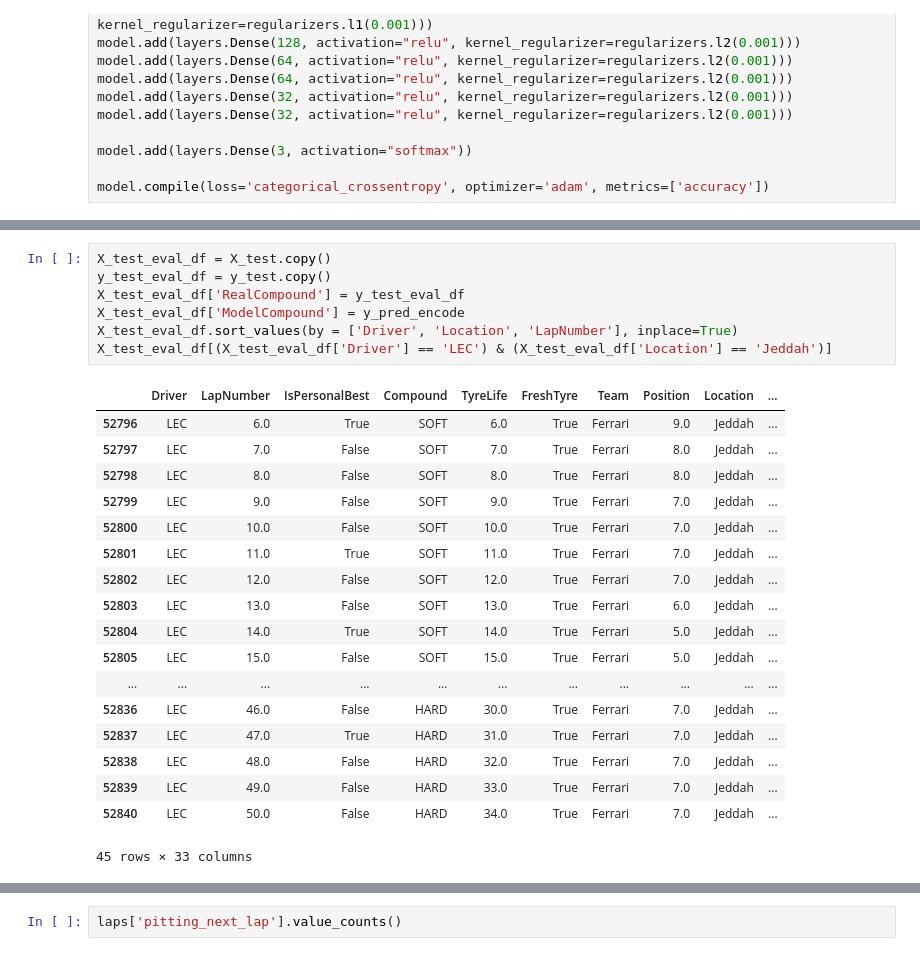
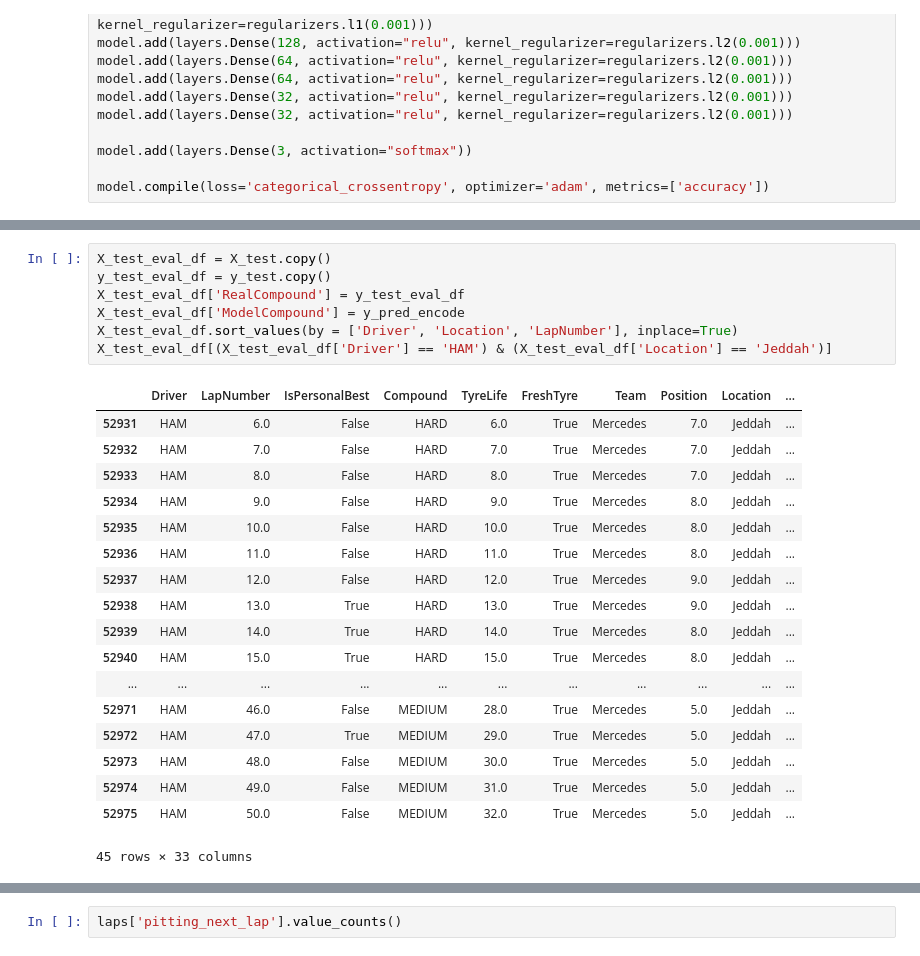
Before and after one commit to le-dav/f1-binottor, a Jupyter notebook: drafts/tire_compound_1.ipynb, the cells around one changed output, grey strips where cells are left out. Drawn from its saved outputs; the diff is of its cells as text.

```diff
--- a/drafts/tire_compound_1.ipynb
+++ b/drafts/tire_compound_1.ipynb
@@ -901,28 +901,28 @@ baseline_acc, baseline_f1, plot_history(history)
 # %%
 X_test_eval_df = X_test.copy()
 y_test_eval_df = y_test.copy()
 X_test_eval_df['RealCompound'] = y_test_eval_df
 X_test_eval_df['ModelCompound'] = y_pred_encode
 X_test_eval_df.sort_values(by = ['Driver', 'Location', 'LapNumber'], inplace=True)
-X_test_eval_df[(X_test_eval_df['Driver'] == 'LEC') & (X_test_eval_df['Location'] == 'Jeddah')]
+X_test_eval_df[(X_test_eval_df['Driver'] == 'HAM') & (X_test_eval_df['Location'] == 'Jeddah')]
 # %% [output]
 |  | Driver | LapNumber | IsPersonalBest | Compound | TyreLife | FreshTyre | Team | Position | Location | ... |
-| 52796 | LEC | 6.0 | True | SOFT | 6.0 | True | Ferrari | 9.0 | Jeddah | ... |
-| 52797 | LEC | 7.0 | False | SOFT | 7.0 | True | Ferrari | 8.0 | Jeddah | ... |
-| 52798 | LEC | 8.0 | False | SOFT | 8.0 | True | Ferrari | 8.0 | Jeddah | ... |
-| 52799 | LEC | 9.0 | False | SOFT | 9.0 | True | Ferrari | 7.0 | Jeddah | ... |
-| 52800 | LEC | 10.0 | False | SOFT | 10.0 | True | Ferrari | 7.0 | Jeddah | ... |
-| 52801 | LEC | 11.0 | True | SOFT | 11.0 | True | Ferrari | 7.0 | Jeddah | ... |
-| 52802 | LEC | 12.0 | False | SOFT | 12.0 | True | Ferrari | 7.0 | Jeddah | ... |
-| 52803 | LEC | 13.0 | False | SOFT | 13.0 | True | Ferrari | 6.0 | Jeddah | ... |
-| 52804 | LEC | 14.0 | True | SOFT | 14.0 | True | Ferrari | 5.0 | Jeddah | ... |
-| 52805 | LEC | 15.0 | False | SOFT | 15.0 | True | Ferrari | 5.0 | Jeddah | ... |
+| 52931 | HAM | 6.0 | False | HARD | 6.0 | True | Mercedes | 7.0 | Jeddah | ... |
+| 52932 | HAM | 7.0 | False | HARD | 7.0 | True | Mercedes | 7.0 | Jeddah | ... |
+| 52933 | HAM | 8.0 | False | HARD | 8.0 | True | Mercedes | 7.0 | Jeddah | ... |
+| 52934 | HAM | 9.0 | False | HARD | 9.0 | True | Mercedes | 8.0 | Jeddah | ... |
+| 52935 | HAM | 10.0 | False | HARD | 10.0 | True | Mercedes | 8.0 | Jeddah | ... |
+| 52936 | HAM | 11.0 | False | HARD | 11.0 | True | Mercedes | 8.0 | Jeddah | ... |
+| 52937 | HAM | 12.0 | False | HARD | 12.0 | True | Mercedes | 9.0 | Jeddah | ... |
+| 52938 | HAM | 13.0 | True | HARD | 13.0 | True | Mercedes | 9.0 | Jeddah | ... |
+| 52939 | HAM | 14.0 | True | HARD | 14.0 | True | Mercedes | 8.0 | Jeddah | ... |
+| 52940 | HAM | 15.0 | True | HARD | 15.0 | True | Mercedes | 8.0 | Jeddah | ... |
 | ... | ... | ... | ... | ... | ... | ... | ... | ... | ... | ... |
-| 52836 | LEC | 46.0 | False | HARD | 30.0 | True | Ferrari | 7.0 | Jeddah | ... |
-| 52837 | LEC | 47.0 | True | HARD | 31.0 | True | Ferrari | 7.0 | Jeddah | ... |
-| 52838 | LEC | 48.0 | False | HARD | 32.0 | True | Ferrari | 7.0 | Jeddah | ... |
-| 52839 | LEC | 49.0 | False | HARD | 33.0 | True | Ferrari | 7.0 | Jeddah | ... |
-| 52840 | LEC | 50.0 | False | HARD | 34.0 | True | Ferrari | 7.0 | Jeddah | ... |
+| 52971 | HAM | 46.0 | False | MEDIUM | 28.0 | True | Mercedes | 5.0 | Jeddah | ... |
+| 52972 | HAM | 47.0 | True | MEDIUM | 29.0 | True | Mercedes | 5.0 | Jeddah | ... |
+| 52973 | HAM | 48.0 | False | MEDIUM | 30.0 | True | Mercedes | 5.0 | Jeddah | ... |
+| 52974 | HAM | 49.0 | False | MEDIUM | 31.0 | True | Mercedes | 5.0 | Jeddah | ... |
+| 52975 | HAM | 50.0 | False | MEDIUM | 32.0 | True | Mercedes | 5.0 | Jeddah | ... |
 45 rows × 33 columns
 # %%
 model.evaluate(X_test_preproc,y_test_cat)
```
Also changed, not shown: parts of 26 cells of this notebook, 3 other files.
